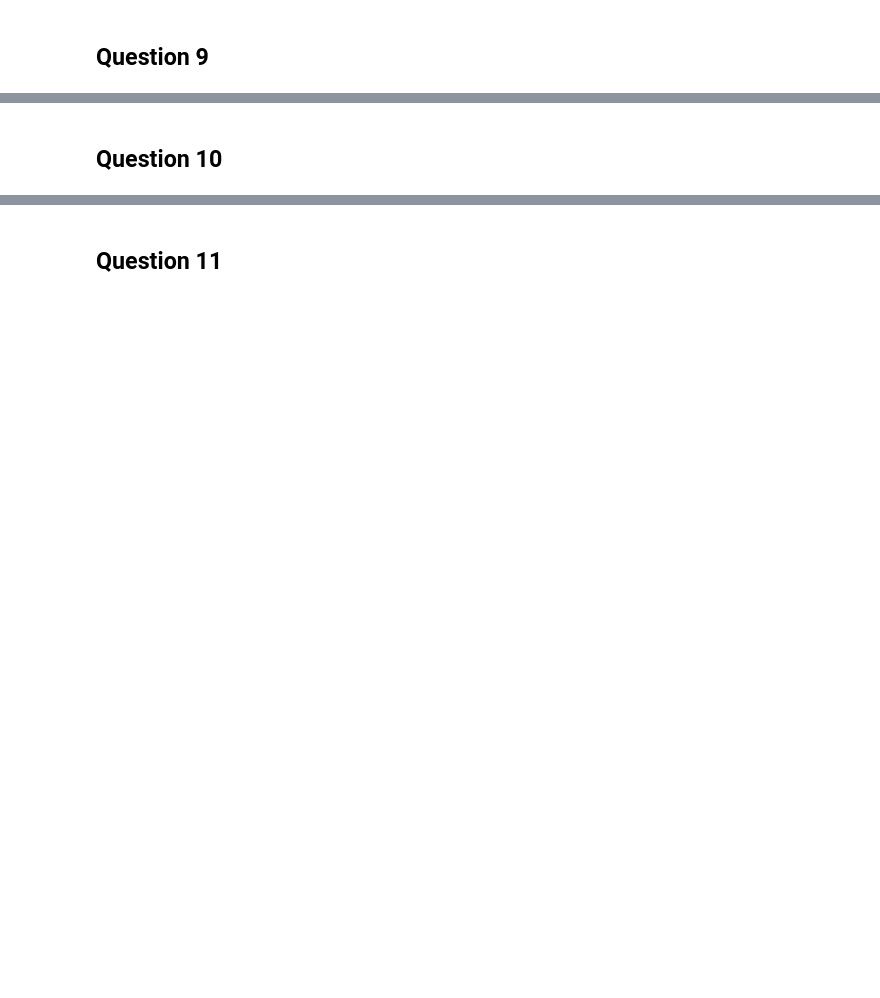
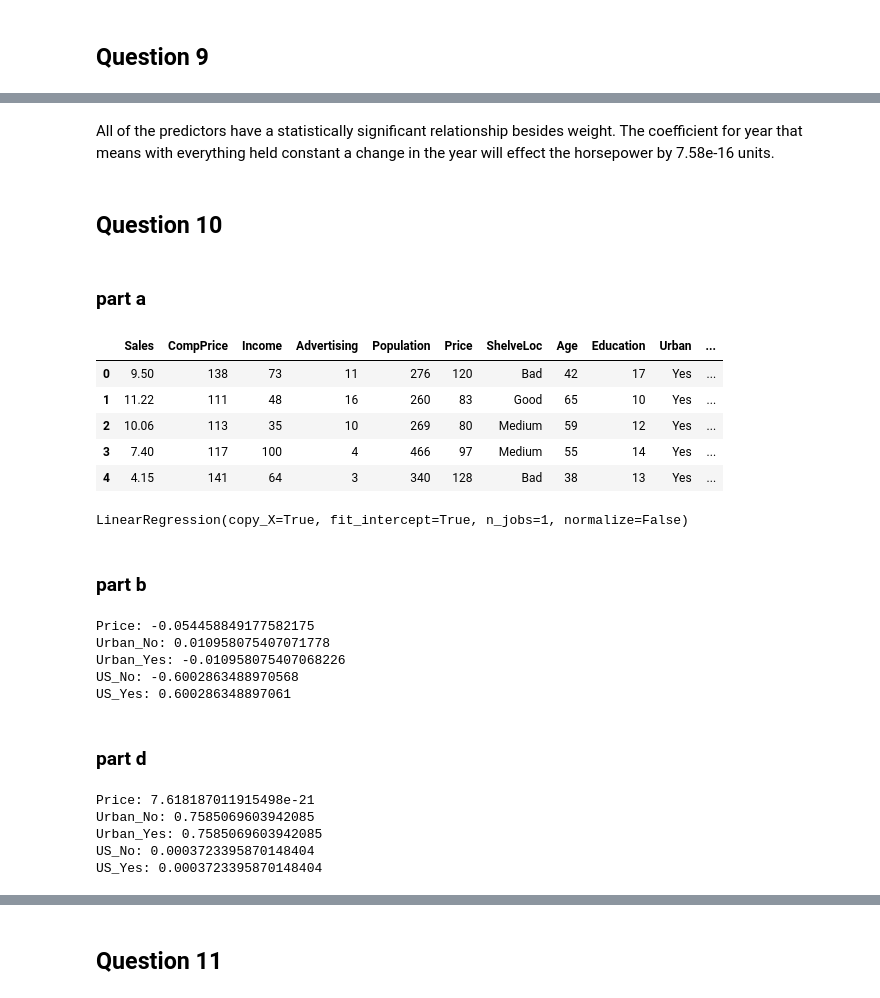
Before and after one commit to oanise93/Learning-Data-Science, a Jupyter notebook: ISLR/chapter3/exercises.ipynb, the cells around one changed output, grey strips where cells are left out. Saved outputs shown, nothing was run; the diff lists cells and outputs as text; code cells hidden in the pictures; blank space fills up the shorter version.

```diff
--- a/ISLR/chapter3/exercises.ipynb
+++ b/ISLR/chapter3/exercises.ipynb
@@ -34,2 +193,49 @@ sns.pairplot(auto_df)
+# %% [markdown]
+All of the predictors have a statistically significant relationship besides weight. The coefficient for year that means with everything held constant a change in the year will effect the horsepower by 7.58e-16 units.
 # %% [markdown]
 ## Question 10
+# %% [markdown]
+### part a
+# %%
+carseats_df = pd.read_csv('../data/Carseats.csv')
+carseats_df.drop('Unnamed: 0', inplace=True, axis=1)
+carseats_df.head()
+# %% [output]
+|  | Sales | CompPrice | Income | Advertising | Population | Price | ShelveLoc | Age | Education | Urban | ... |
+| 0 | 9.50 | 138 | 73 | 11 | 276 | 120 | Bad | 42 | 17 | Yes | ... |
+| 1 | 11.22 | 111 | 48 | 16 | 260 | 83 | Good | 65 | 10 | Yes | ... |
+| 2 | 10.06 | 113 | 35 | 10 | 269 | 80 | Medium | 59 | 12 | Yes | ... |
+| 3 | 7.40 | 117 | 100 | 4 | 466 | 97 | Medium | 55 | 14 | Yes | ... |
+| 4 | 4.15 | 141 | 64 | 3 | 340 | 128 | Bad | 38 | 13 | Yes | ... |
+# %%
+X_first = carseats_df[['Price', 'Urban', 'US']]
+X_first = pd.get_dummies(X_first, columns=['Urban', 'US'])
+y = carseats_df['Sales']
+lin_reg = LinearRegression()
+lin_reg.fit(X_first, y)
+# %% [output]
+LinearRegression(copy_X=True, fit_intercept=True, n_jobs=1, normalize=False)
+# %% [markdown]
+### part b
+# %%
+attribs = list(X)
+for i in range(0, len(attribs)):
+    print("{}: {}".format(attribs[i], lin_reg.coef_[i]))
+# %% [output]
+Price: -0.054458849177582175
+Urban_No: 0.010958075407071778
+Urban_Yes: -0.010958075407068226
+US_No: -0.6002863488970568
+US_Yes: 0.600286348897061
+# %% [markdown]
+### part d
+# %%
+f_statistics, p_values = f_regression(X, y)
+for i in range(0, len(attribs)):
+    print("{}: {}".format(attribs[i], p_values[i]))
+# %% [output]
+Price: 7.618187011915498e-21
+Urban_No: 0.7585069603942085
+Urban_Yes: 0.7585069603942085
+US_No: 0.0003723395870148404
+US_Yes: 0.0003723395870148404
```
Also changed, not shown: parts of 50 cells of this notebook, 1 other file.
